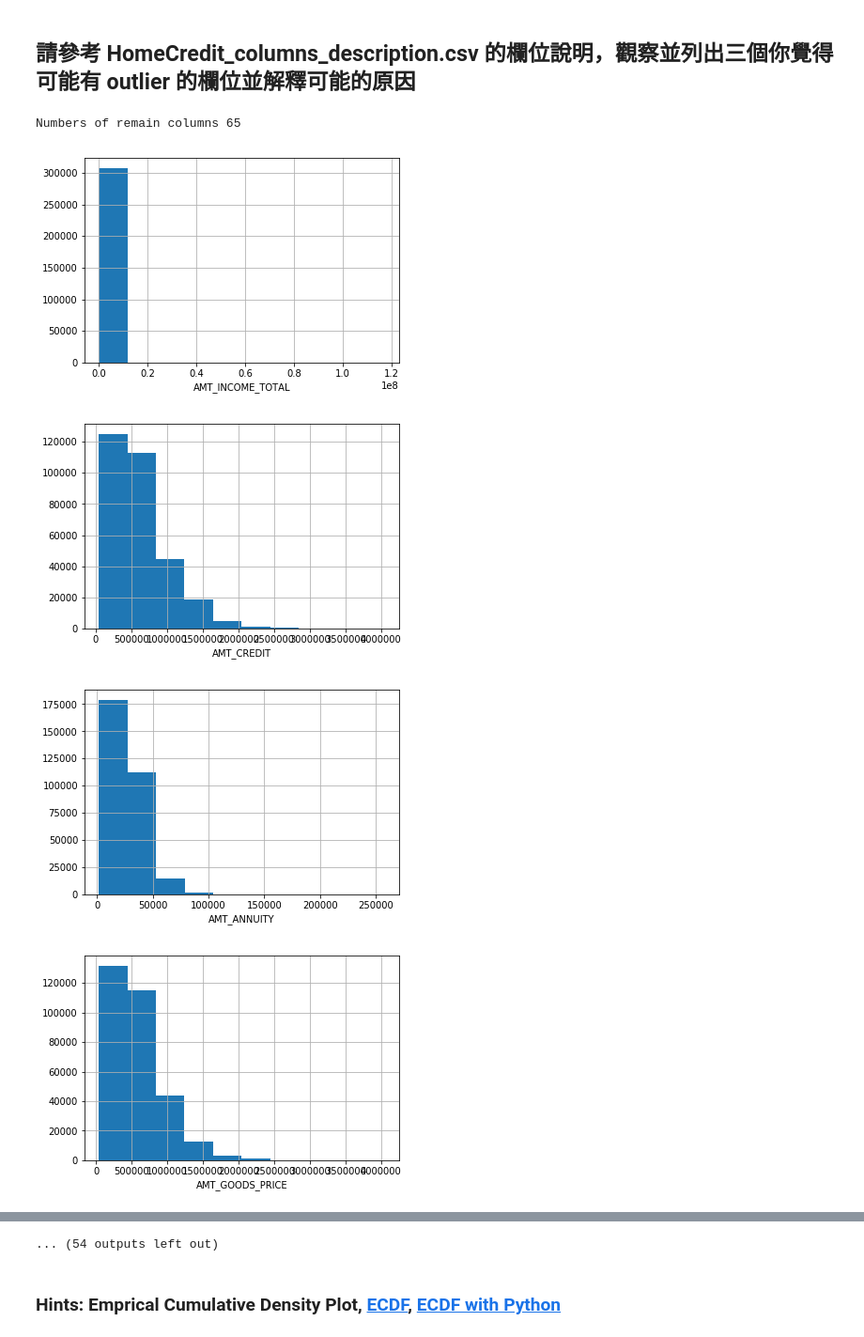
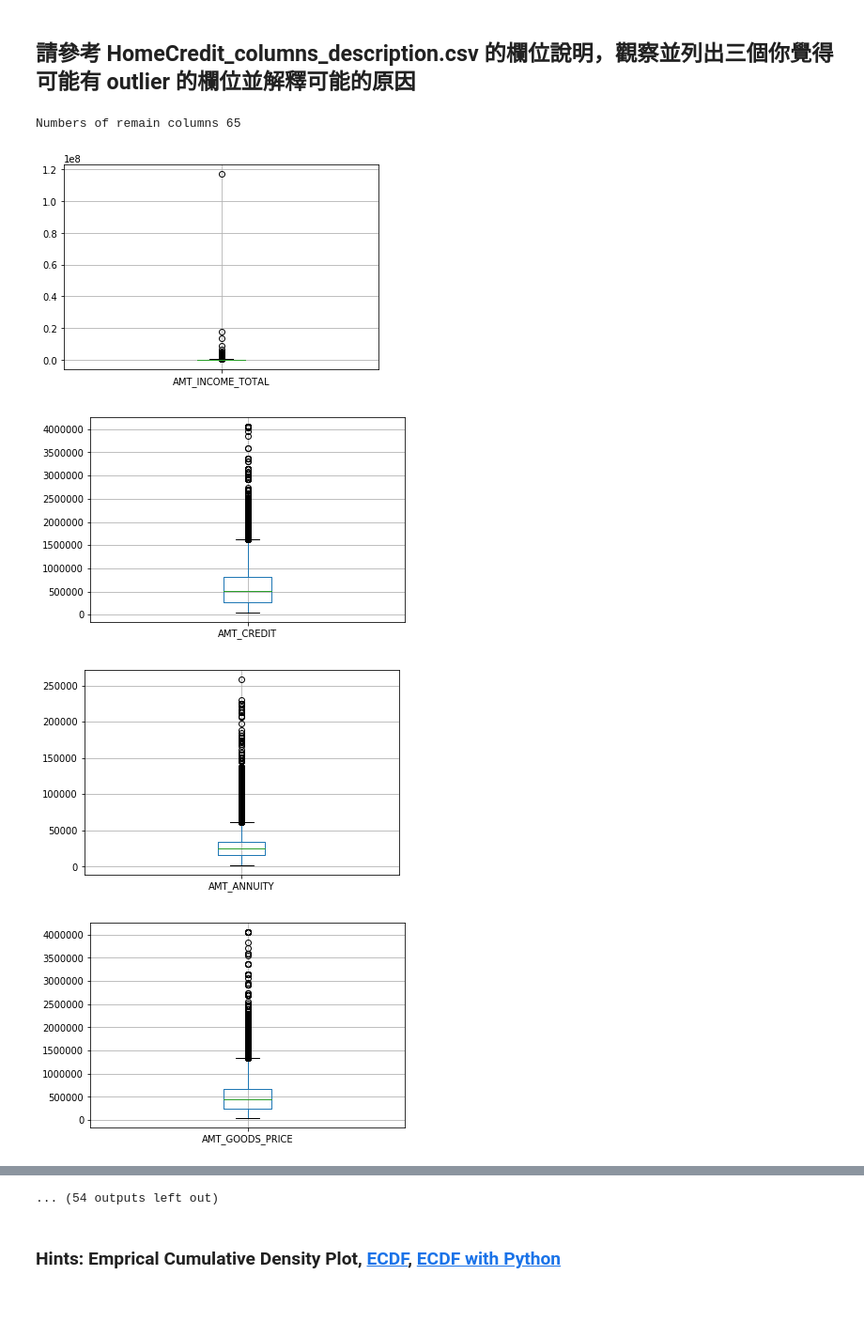
Before and after one commit to johnnydddd/4-th-ML100Days, a Jupyter notebook: homework/Day_009_HW.ipynb, the cells around one changed output, grey strips where cells are left out. Shown at 94% size. Cells and saved outputs as stored; diff of their text form; code cells hidden in the pictures; blank space fills up the shorter version.

```diff
--- a/homework/Day_009_HW.ipynb
+++ b/homework/Day_009_HW.ipynb
@@ -40,27 +40,26 @@ Path of read in data: ./data\application_train.csv
 # %%
 # 先篩選數值型的欄位
 """
 YOUR CODE HERE, fill correct data types (for example str, float, int, ...)
 """
 dtype_select = ['int64', 'float64']
 
 numeric_columns = list(app_train.columns[list(app_train.dtypes.isin(dtype_select))])
 
 # 再把只有 2 值 (通常是 0,1) 的欄位去掉
 numeric_columns = list(app_train[numeric_columns].columns[list(app_train[numeric_columns].apply(lambda x:len(x.unique())!=2 ))])
 print("Numbers of remain columns %s" % len(numeric_columns))
 
 # 檢視這些欄位的數值範圍
 for col in numeric_columns:
     """
     Your CODE HERE, make the box plot
     """
-    app_train[col].hist()
-    plt.xlabel(col)
+    app_train.boxplot(col)
     plt.show()
 # %% [output]
 Numbers of remain columns 65
-[figure, old version]
+[figure, new version]
-[figure, old version]
+[figure, new version]
-[figure, old version]
+[figure, new version]
-[figure, old version]
+[figure, new version]
```
Also changed, not shown: parts of 5 cells of this notebook.
